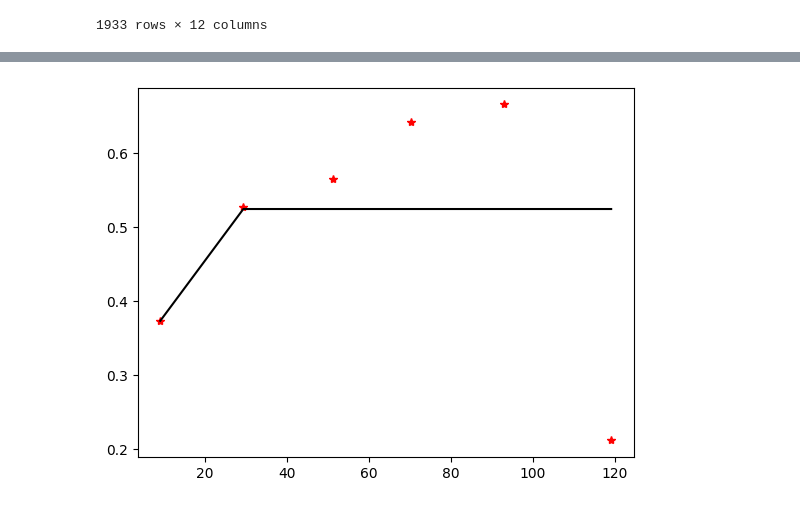
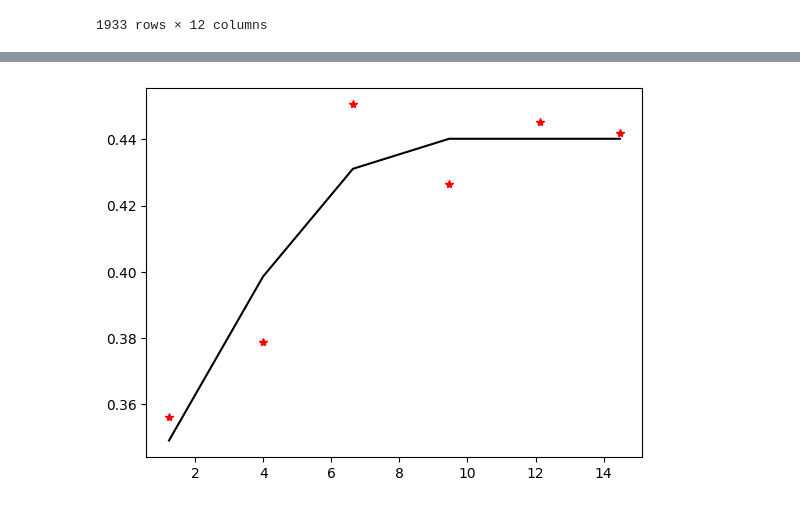
Before and after one commit to mrtkp9993/NAFZ-Streamlit, a Jupyter notebook: kringing.ipynb, the cells around one changed output, grey strips where cells are left out. Drawn from its saved outputs; the diff is of its cells as text; code cells hidden in the pictures.

```diff
--- a/kringing.ipynb
+++ b/kringing.ipynb
@@ -33,8 +33,8 @@ gridz = np.arange(0, data['depth'].max(), 1)
 # %%
-ok3d = UniversalKriging3D(
-    data['latitude'], data['longitude'], data['depth'], data['magnitude'], variogram_model="spherical", drift_terms=["regional_linear"], verbose=True
+ok = OrdinaryKriging(
+    data['latitude'], data['longitude'], data['magnitude'], variogram_model="spherical", verbose=True
 )
-k3d1, ss3d = ok3d.execute("grid", gridx, gridy, gridz)
+z, ss = ok.execute("grid", gridx, gridy)
 # %% [output]
 Adjusting data for anisotropy...
 Initializing variogram model...
@@ -65,5 +51,5 @@ ok3d.plot_epsilon_residuals()
 # %%
-ok3d.display_variogram_model()
+ok.display_variogram_model()
 # %% [output]
-[figure, old version]
+[figure, new version]
 # %%
```
Also changed, not shown: parts of 12 cells of this notebook, 1 other file.
